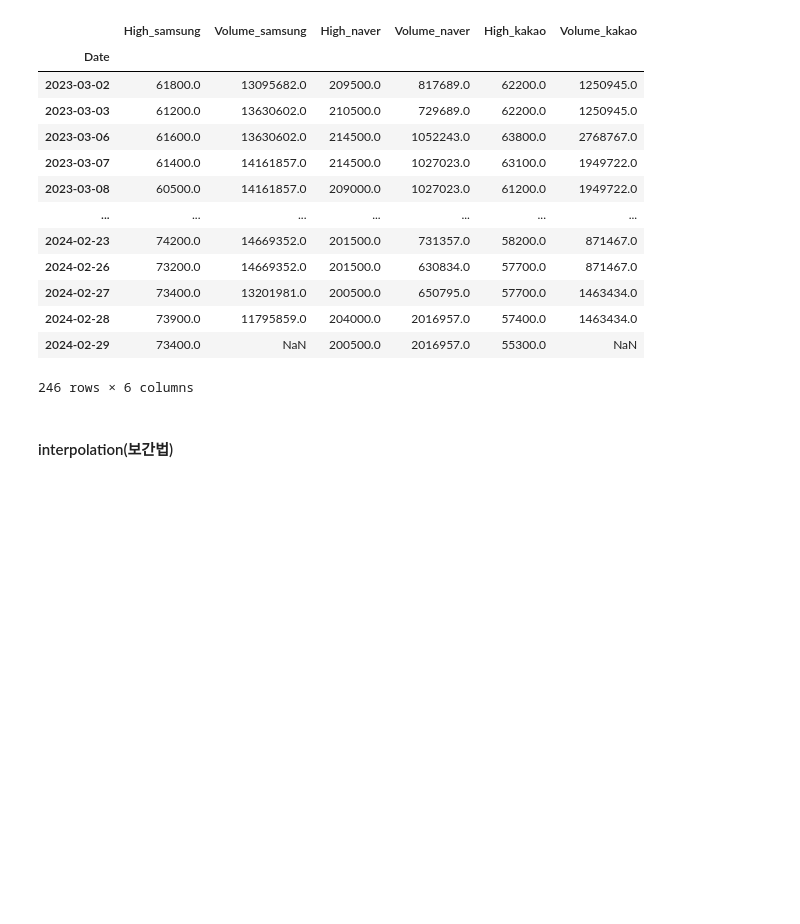
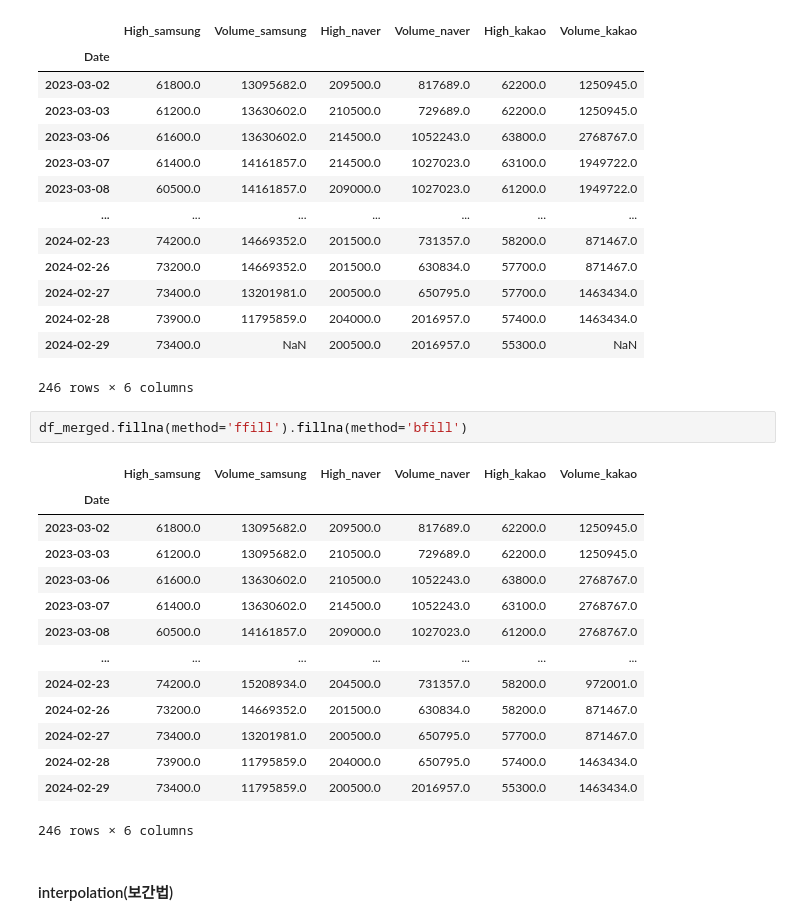
Before and after one commit to park-ys2-gs/standard_b, a Jupyter notebook: week_2_1_preprocessing.ipynb, the cells around one changed output. Drawn from its saved outputs; the diff is of its cells as text; blank space fills up the shorter version.

```diff
--- a/week_2_1_preprocessing.ipynb
+++ b/week_2_1_preprocessing.ipynb
@@ -685,6 +771,23 @@ df_merged.bfill()
 | 2024-02-28 | 73900.0 | 11795859.0 | 204000.0 | 2016957.0 | 57400.0 | 1463434.0 |
 | 2024-02-29 | 73400.0 | NaN | 200500.0 | 2016957.0 | 55300.0 | NaN |
 246 rows × 6 columns
+# %%
+df_merged.fillna(method='ffill').fillna(method='bfill')
+# %% [output]
+|  | High_samsung | Volume_samsung | High_naver | Volume_naver | High_kakao | Volume_kakao |
+| Date |  |  |  |  |  |  |
+| 2023-03-02 | 61800.0 | 13095682.0 | 209500.0 | 817689.0 | 62200.0 | 1250945.0 |
+| 2023-03-03 | 61200.0 | 13095682.0 | 210500.0 | 729689.0 | 62200.0 | 1250945.0 |
+| 2023-03-06 | 61600.0 | 13630602.0 | 210500.0 | 1052243.0 | 63800.0 | 2768767.0 |
+| 2023-03-07 | 61400.0 | 13630602.0 | 214500.0 | 1052243.0 | 63100.0 | 2768767.0 |
+| 2023-03-08 | 60500.0 | 14161857.0 | 209000.0 | 1027023.0 | 61200.0 | 2768767.0 |
+| ... | ... | ... | ... | ... | ... | ... |
+| 2024-02-23 | 74200.0 | 15208934.0 | 204500.0 | 731357.0 | 58200.0 | 972001.0 |
+| 2024-02-26 | 73200.0 | 14669352.0 | 201500.0 | 630834.0 | 58200.0 | 871467.0 |
+| 2024-02-27 | 73400.0 | 13201981.0 | 200500.0 | 650795.0 | 57700.0 | 871467.0 |
+| 2024-02-28 | 73900.0 | 11795859.0 | 204000.0 | 650795.0 | 57400.0 | 1463434.0 |
+| 2024-02-29 | 73400.0 | 11795859.0 | 200500.0 | 2016957.0 | 55300.0 | 1463434.0 |
+246 rows × 6 columns
 # %% [markdown]
 #### interpolation(보간법)
 # %%
```
Also changed, not shown: parts of 27 cells of this notebook.
